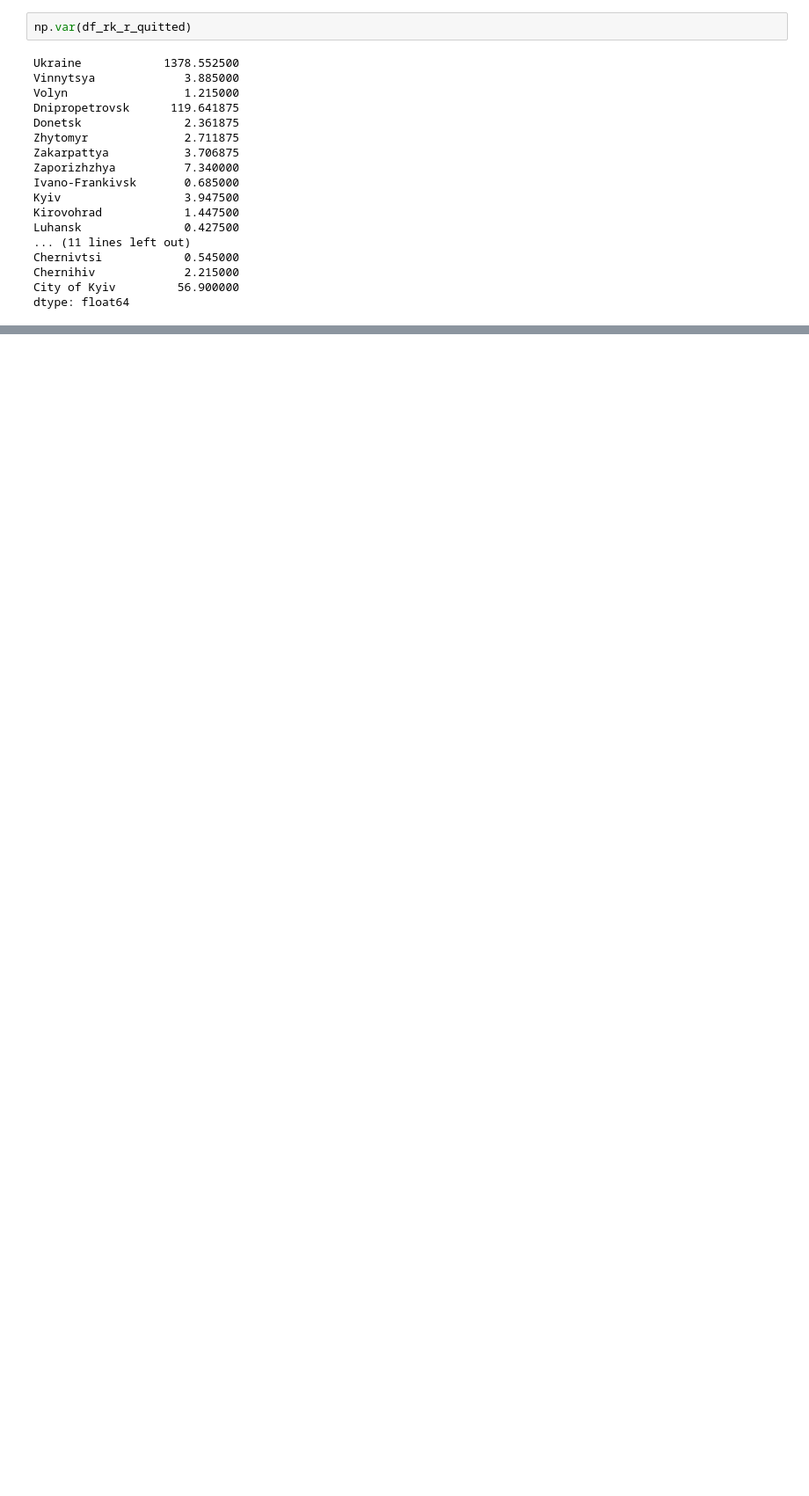
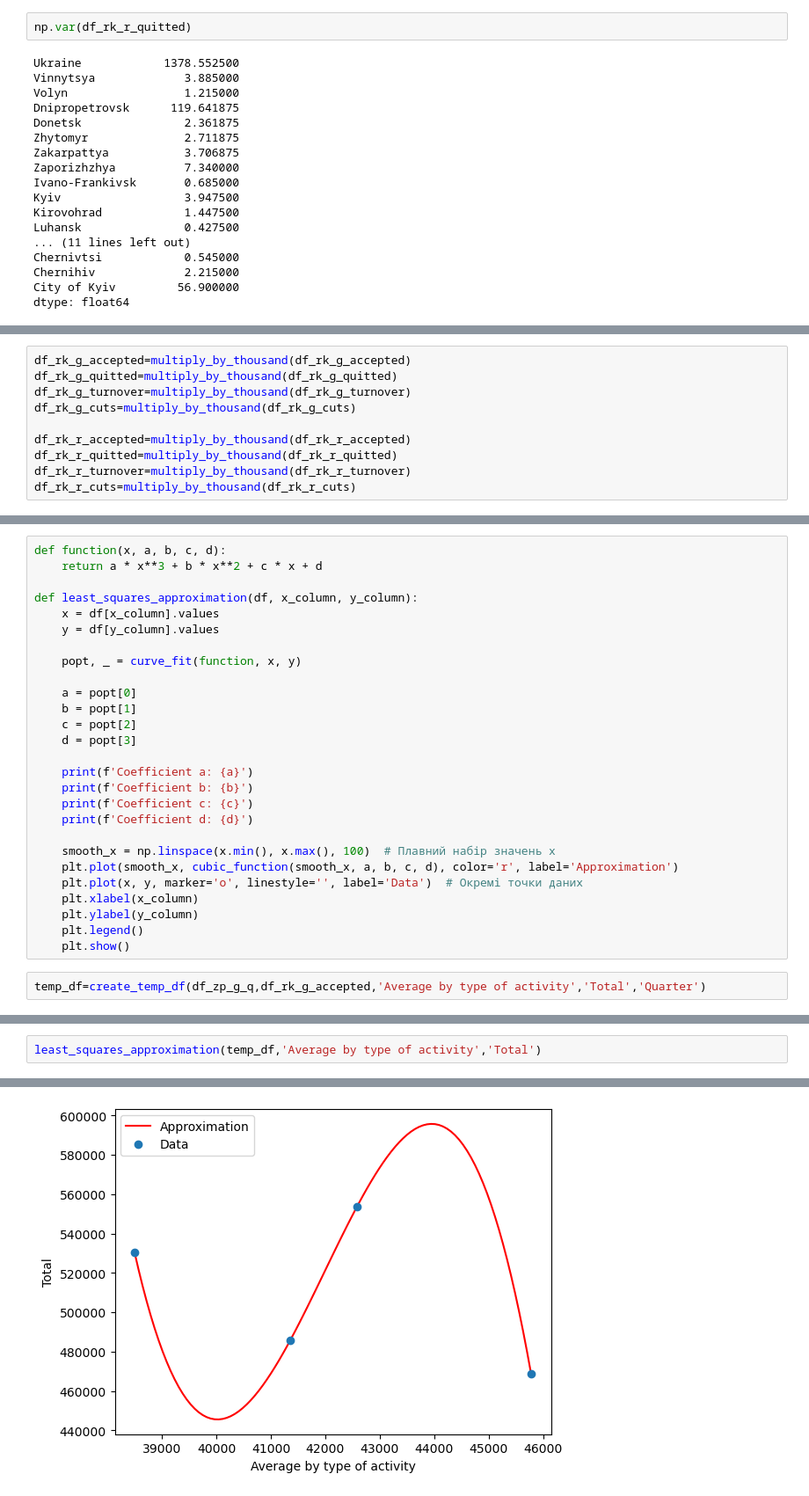
Before and after one commit to pavlosemyvolos/Assessment, a Jupyter notebook: main.ipynb, the cells around one changed output, grey strips where cells are left out. Shown at 88% size. Drawn from its saved outputs; the diff is of its cells as text; blank space fills up the shorter version.

```diff
--- a/main.ipynb
+++ b/main.ipynb
@@ -784,0 +829,10 @@ dtype: float64
+# %%
+df_rk_g_accepted=multiply_by_thousand(df_rk_g_accepted)
+df_rk_g_quitted=multiply_by_thousand(df_rk_g_quitted)
+df_rk_g_turnover=multiply_by_thousand(df_rk_g_turnover)
+df_rk_g_cuts=multiply_by_thousand(df_rk_g_cuts)
+
+df_rk_r_accepted=multiply_by_thousand(df_rk_r_accepted)
+df_rk_r_quitted=multiply_by_thousand(df_rk_r_quitted)
+df_rk_r_turnover=multiply_by_thousand(df_rk_r_turnover)
+df_rk_r_cuts=multiply_by_thousand(df_rk_r_cuts)
@@ -784,0 +841,29 @@ dtype: float64
+# %%
+def function(x, a, b, c, d):
+    return a * x**3 + b * x**2 + c * x + d
+
+def least_squares_approximation(df, x_column, y_column):
+    x = df[x_column].values
+    y = df[y_column].values
+
+    popt, _ = curve_fit(function, x, y)
+
+    a = popt[0]
+    b = popt[1]
+    c = popt[2]
+    d = popt[3]
+
+    print(f'Coefficient a: {a}')
+    print(f'Coefficient b: {b}')
+    print(f'Coefficient c: {c}')
+    print(f'Coefficient d: {d}')
+
+    smooth_x = np.linspace(x.min(), x.max(), 100)  # Плавний набір значень x
+    plt.plot(smooth_x, cubic_function(smooth_x, a, b, c, d), color='r', label='Approximation')
+    plt.plot(x, y, marker='o', linestyle='', label='Data')  # Окремі точки даних
+    plt.xlabel(x_column)
+    plt.ylabel(y_column)
+    plt.legend()
+    plt.show()
+# %%
+temp_df=create_temp_df(df_zp_g_q,df_rk_g_accepted,'Average by type of activity','Total','Quarter')
@@ -784,0 +878,3 @@ dtype: float64
+# %%
+least_squares_approximation(temp_df,'Average by type of activity','Total')
+# %% [output]
@@ -784,0 +885 @@ dtype: float64
+[figure, added]
```
Also changed, not shown: parts of 12 cells of this notebook, 1 other file.
